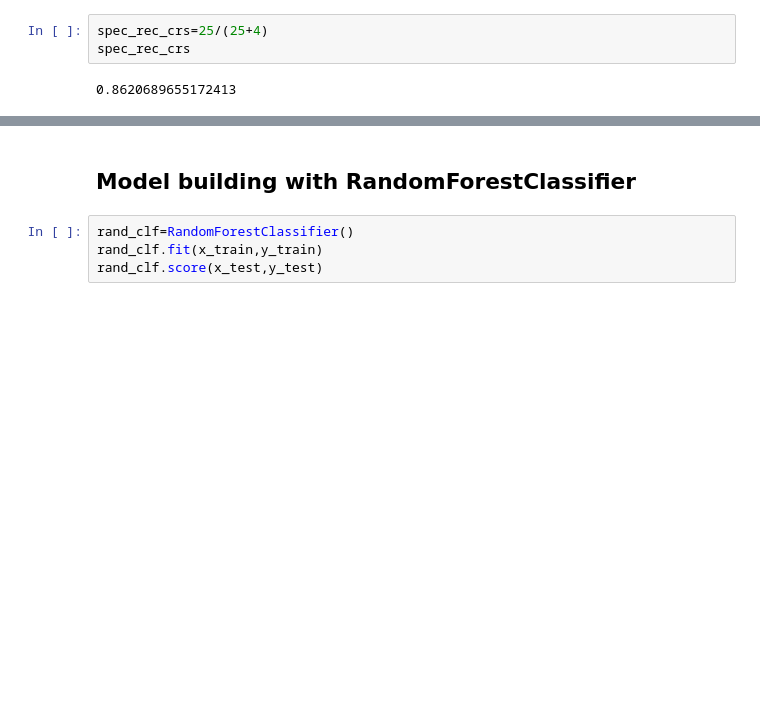
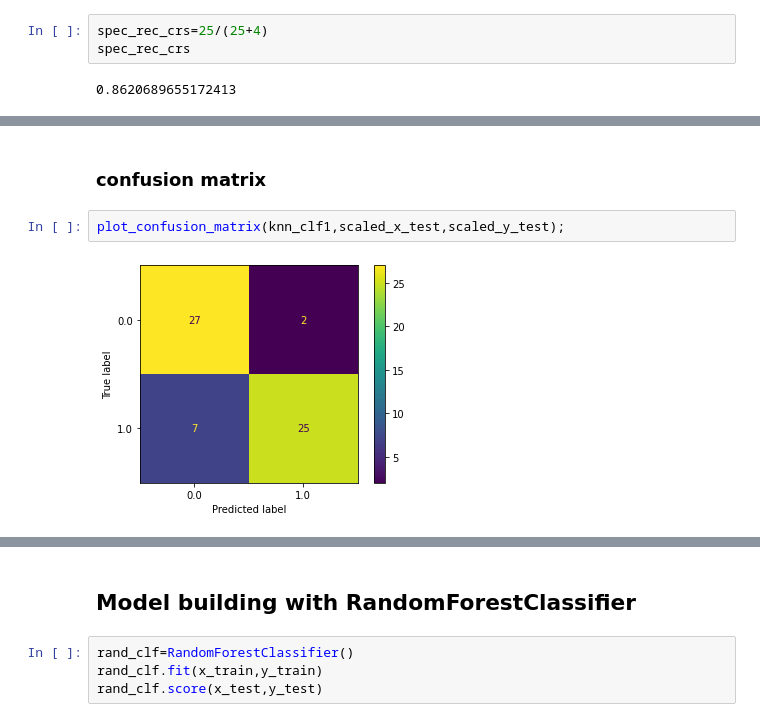
Before and after one commit to venkatesh-eranti/classification_milestone_project, a Jupyter notebook: Classification.ipynb, the cells around one changed output, grey strips where cells are left out. Saved outputs shown, nothing was run; the diff lists cells and outputs as text; blank space fills up the shorter version.

```diff
--- a/Classification.ipynb
+++ b/Classification.ipynb
@@ -738,0 +858,6 @@ spec_rec_crs
+# %% [markdown]
+### confusion matrix
+# %%
+plot_confusion_matrix(knn_clf1,scaled_x_test,scaled_y_test);
+# %% [output]
+[figure, added]
```
Also changed, not shown: parts of 49 cells of this notebook.
